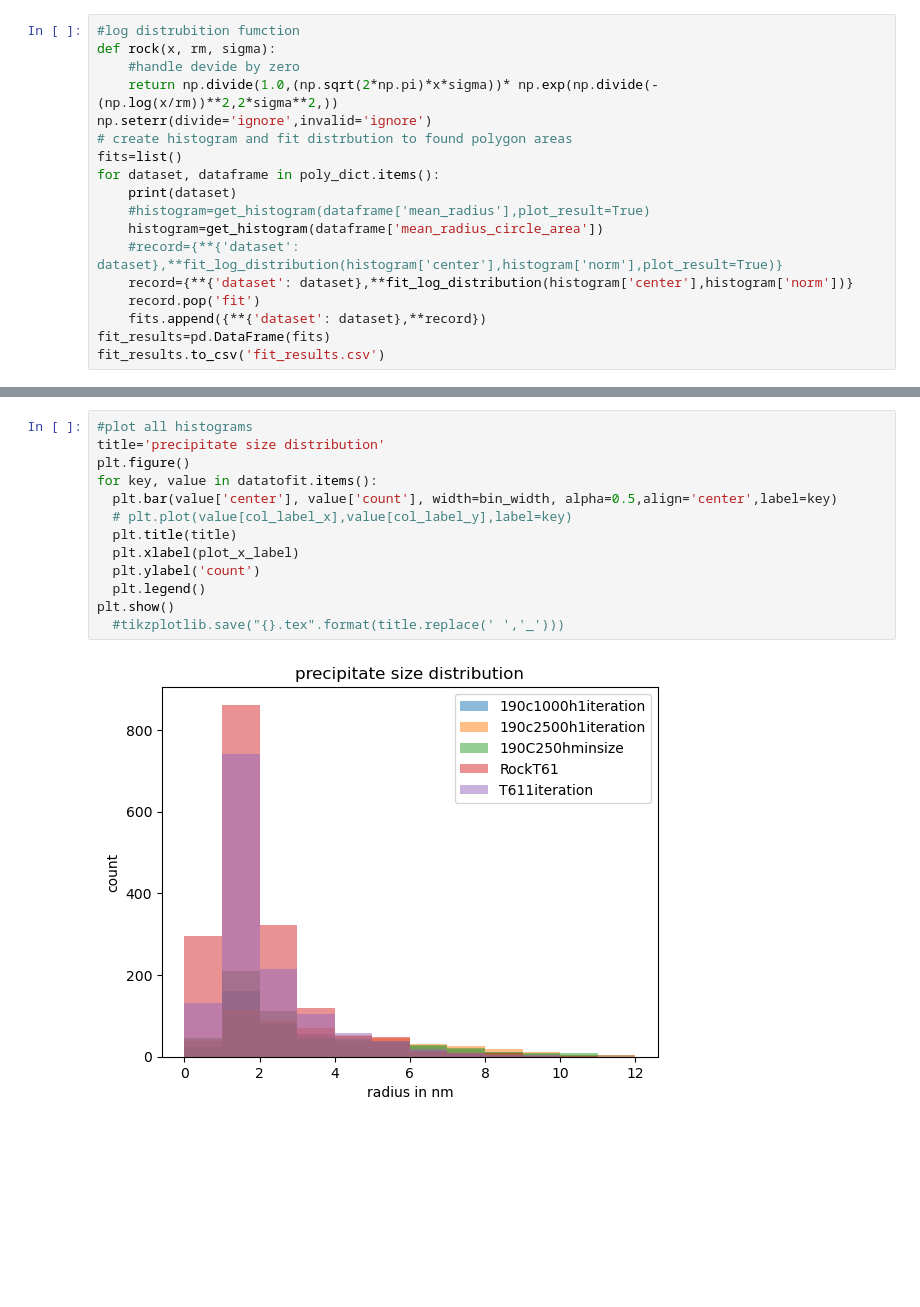
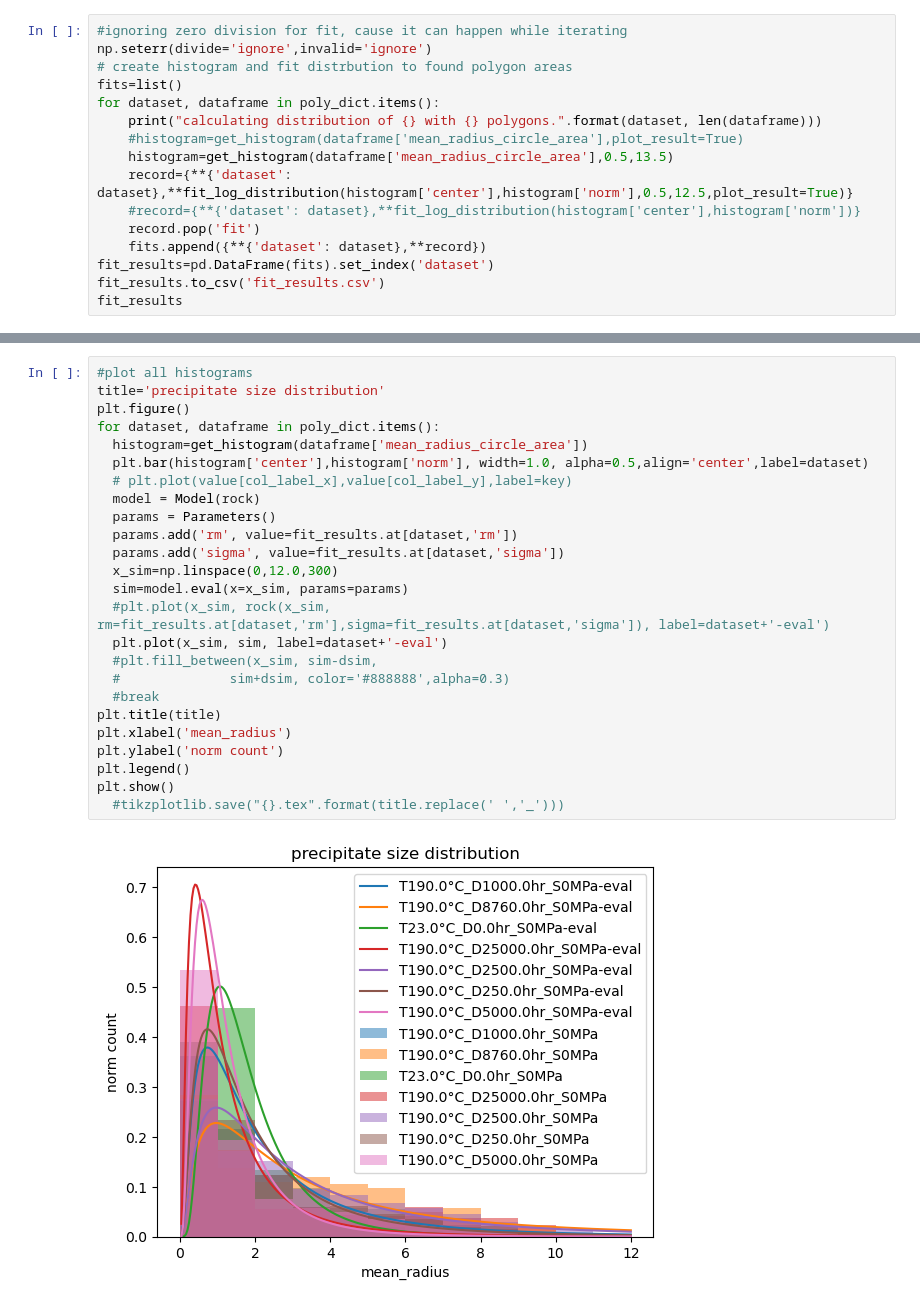
Before and after one commit to BAMresearch/DF-TEM-PAW, a Jupyter notebook: analyse_precepitates_data.ipynb, the cells around one changed output, grey strips where cells are left out. Cells and saved outputs as stored; diff of their text form; blank space fills up the shorter version.

```diff
--- a/analyse_precepitates_data.ipynb
+++ b/analyse_precepitates_data.ipynb
@@ -296,19 +241,17 @@ for dataset, content in data_dict.items():
 # %%
-#log distrubition fumction
-def rock(x, rm, sigma):
-    #handle devide by zero
-    return np.divide(1.0,(np.sqrt(2*np.pi)*x*sigma))* np.exp(np.divide(-(np.log(x/rm))**2,2*sigma**2,))
+#ignoring zero division for fit, cause it can happen while iterating
 np.seterr(divide='ignore',invalid='ignore')
 # create histogram and fit distrbution to found polygon areas
 fits=list()
 for dataset, dataframe in poly_dict.items():
-    print(dataset)
-    #histogram=get_histogram(dataframe['mean_radius'],plot_result=True)
-    histogram=get_histogram(dataframe['mean_radius_circle_area'])
-    #record={**{'dataset': dataset},**fit_log_distribution(histogram['center'],histogram['norm'],plot_result=True)}
-    record={**{'dataset': dataset},**fit_log_distribution(histogram['center'],histogram['norm'])}
+    print("calculating distribution of {} with {} polygons.".format(dataset, len(dataframe)))
+    #histogram=get_histogram(dataframe['mean_radius_circle_area'],plot_result=True)
+    histogram=get_histogram(dataframe['mean_radius_circle_area'],0.5,13.5)
+    record={**{'dataset': dataset},**fit_log_distribution(histogram['center'],histogram['norm'],0.5,12.5,plot_result=True)}
+    #record={**{'dataset': dataset},**fit_log_distribution(histogram['center'],histogram['norm'])}
     record.pop('fit')
     fits.append({**{'dataset': dataset},**record})
-fit_results=pd.DataFrame(fits)
+fit_results=pd.DataFrame(fits).set_index('dataset')
 fit_results.to_csv('fit_results.csv')
+fit_results
 # %% [output]
@@ -322,15 +371,27 @@ T190.0°C_D5000.0hr_S0MPa
 # %%
 #plot all histograms
 title='precipitate size distribution'
 plt.figure()
-for key, value in datatofit.items():
-  plt.bar(value['center'], value['count'], width=bin_width, alpha=0.5,align='center',label=key)
+for dataset, dataframe in poly_dict.items():
+  histogram=get_histogram(dataframe['mean_radius_circle_area'])
+  plt.bar(histogram['center'],histogram['norm'], width=1.0, alpha=0.5,align='center',label=dataset)
   # plt.plot(value[col_label_x],value[col_label_y],label=key)
-  plt.title(title)
-  plt.xlabel(plot_x_label)
-  plt.ylabel('count')
-  plt.legend()
+  model = Model(rock)
+  params = Parameters()
+  params.add('rm', value=fit_results.at[dataset,'rm'])
+  params.add('sigma', value=fit_results.at[dataset,'sigma'])
+  x_sim=np.linspace(0,12.0,300)
+  sim=model.eval(x=x_sim, params=params)
+  #plt.plot(x_sim, rock(x_sim, rm=fit_results.at[dataset,'rm'],sigma=fit_results.at[dataset,'sigma']), label=dataset+'-eval')
+  plt.plot(x_sim, sim, label=dataset+'-eval')
+  #plt.fill_between(x_sim, sim-dsim,
+  #              sim+dsim, color='#888888',alpha=0.3)
+  #break
+plt.title(title)
+plt.xlabel('mean_radius')
+plt.ylabel('norm count')
+plt.legend()
 plt.show()
   #tikzplotlib.save("{}.tex".format(title.replace(' ','_')))
 # %% [output]
-[figure, old version]
+[figure, new version]
```
Also changed, not shown: parts of 11 cells of this notebook, 2 other files.
